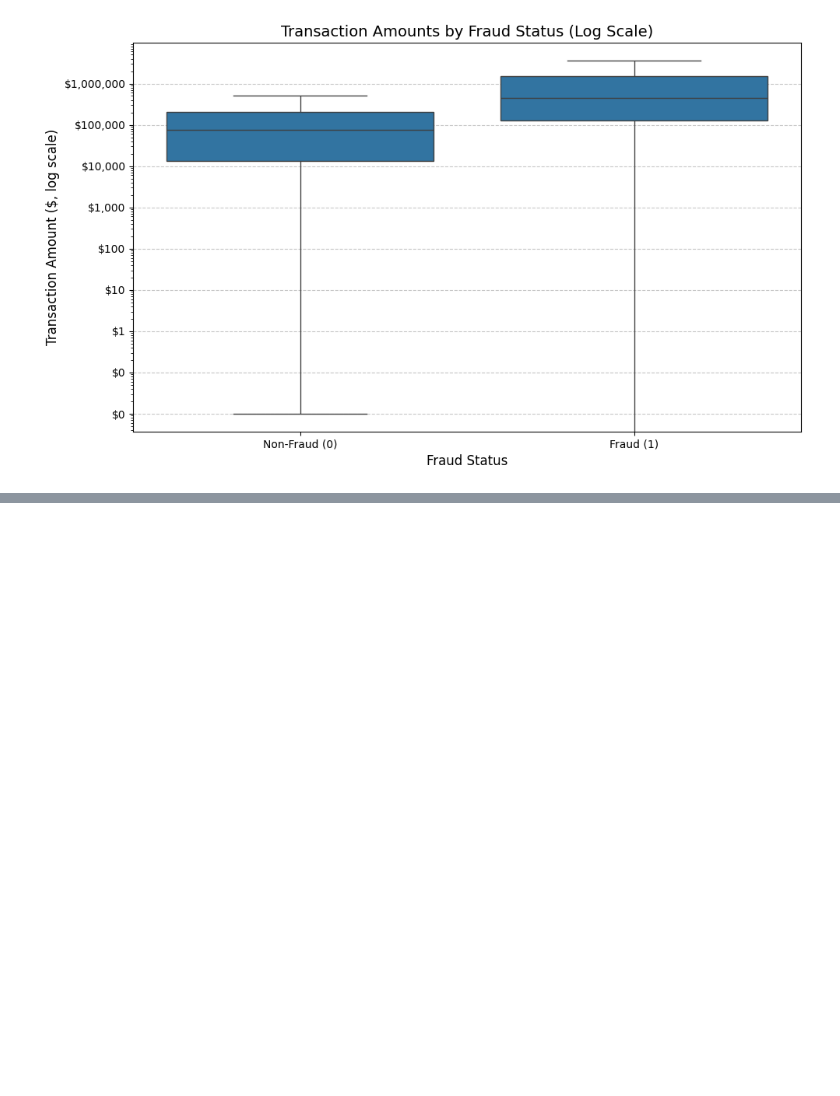
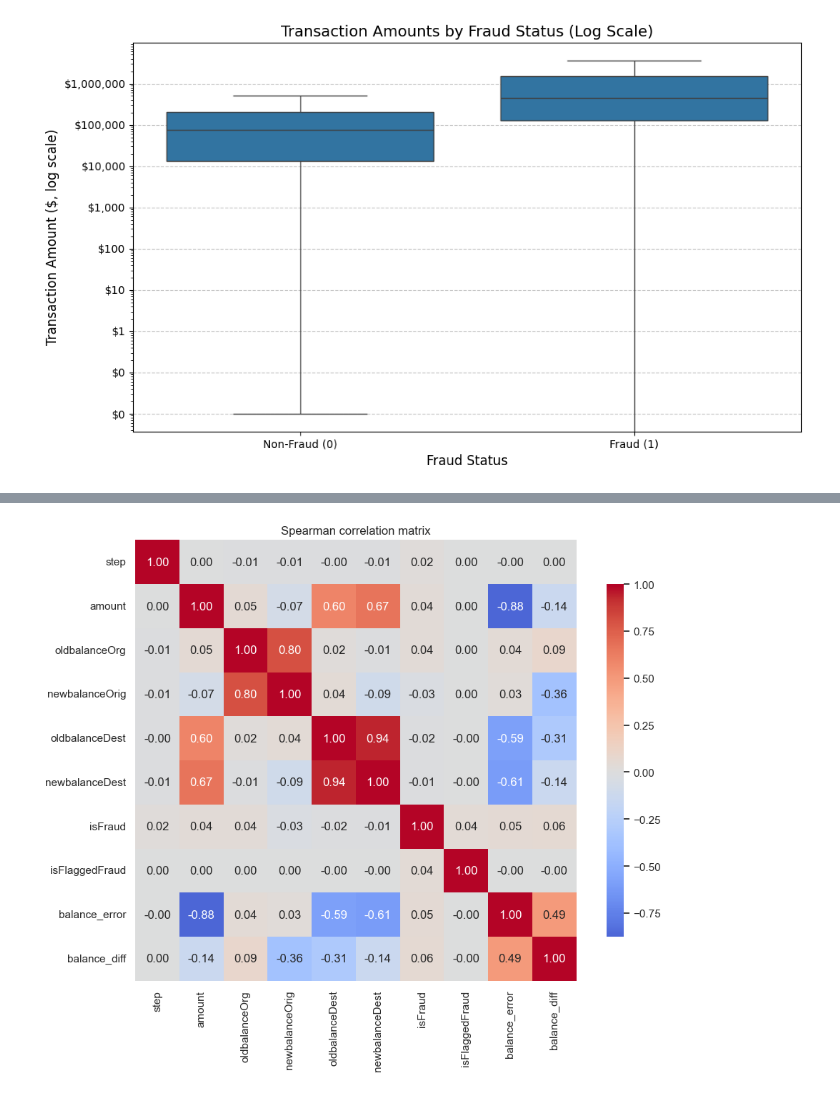
Before and after one commit to MarcLVR/financial-fraud-anomaly-detection, a Jupyter notebook: notebooks/01_eda.ipynb, the cells around one changed output, grey strips where cells are left out. Saved outputs shown, nothing was run; the diff lists cells and outputs as text; code cells hidden in the pictures; blank space fills up the shorter version.

Commit message:
Pending review. Current notebookd and model files have been modified, and new figures and model files have been added. Please review the changes before committing.

```diff
--- a/notebooks/01_eda.ipynb
+++ b/notebooks/01_eda.ipynb
@@ -577 +429,21 @@ This reinforces the importance of behavioural and interaction-based features rat
+# %%
+numeric_cols = df.select_dtypes(include=[np.number]).columns
+corr = df[numeric_cols].corr(method="spearman")
+
+fig, ax = plt.subplots(figsize=(10, 8))
+sns.heatmap(
+    corr,
+    cmap="coolwarm",
+    center=0,
+    annot=True,
+    fmt=".2f",
+    square=True,
+    cbar_kws={"shrink": 0.8},
+    ax=ax,
+)
+ax.set_title("Spearman correlation matrix")
+plt.tight_layout()
+plt.show()
+# %% [output]
+[figure, added]
 # %% [markdown]
```
Also changed, not shown: parts of 20 cells of this notebook, 13 other files.
